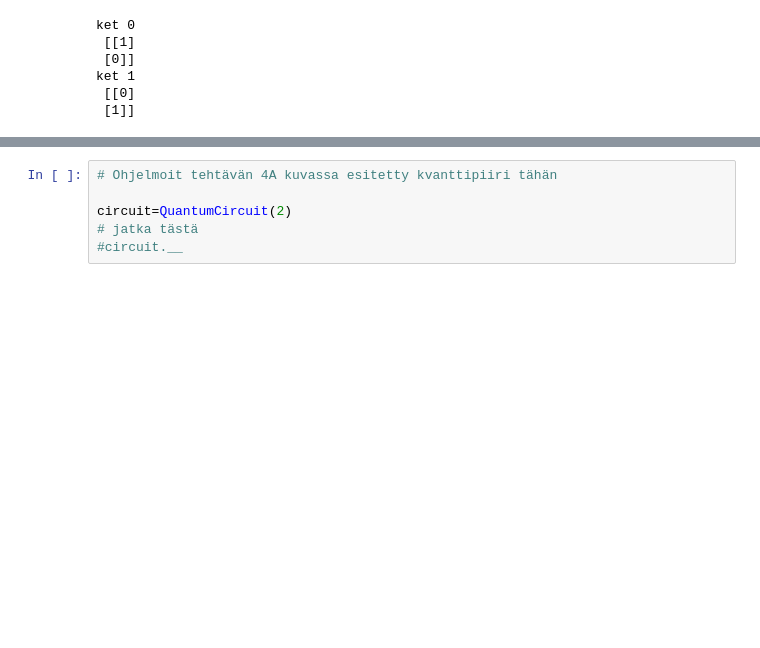
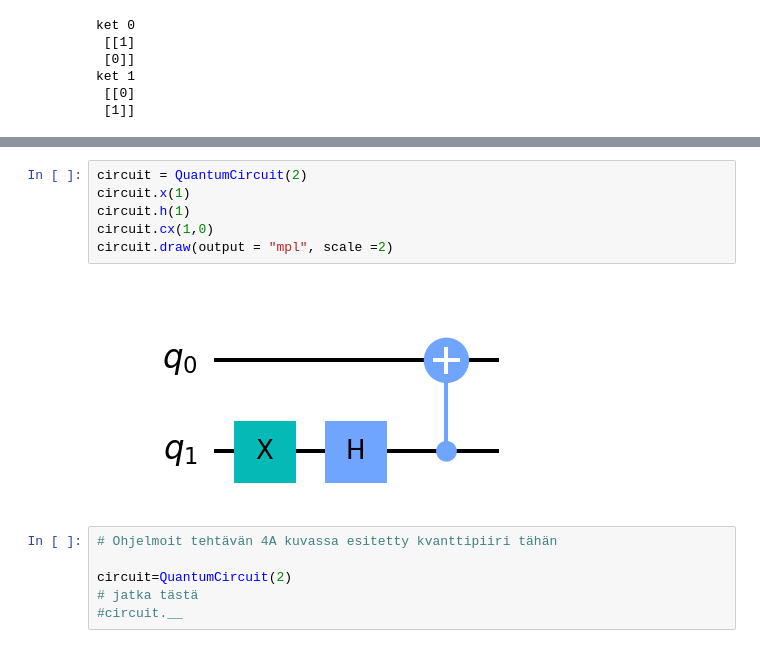
Before and after one commit to otaniemenlukio/kvanttilaskenta2024-kierros3, a Jupyter notebook: kierros3_tehtävät.ipynb, the cells around one changed output, grey strips where cells are left out. Saved outputs shown, nothing was run; the diff lists cells and outputs as text; blank space fills up the shorter version.

```diff
--- a/kierros3_tehtävät.ipynb
+++ b/kierros3_tehtävät.ipynb
@@ -215,6 +238,14 @@ $H\ket 1 \otimes \ket 0 = \frac{1}{\sqrt 2} (\ket 0 - \ket 1) \otimes \ket 0$.
 $$
 \frac{1}{\sqrt 2}(\ket{00}-\ket{10}) \xrightarrow{\text{CNOT}}\frac{1}{\sqrt 2}(\ket{00}-\ket{11})
 $$
+# %%
+circuit = QuantumCircuit(2)
+circuit.x(1)
+circuit.h(1)
+circuit.cx(1,0)
+circuit.draw(output = "mpl", scale =2)
+# %% [output]
+[figure, added]
 # %%
 # Ohjelmoit tehtävän 4A kuvassa esitetty kvanttipiiri tähän
 
```
Also changed, not shown: parts of 9 cells of this notebook, 1 other file.
